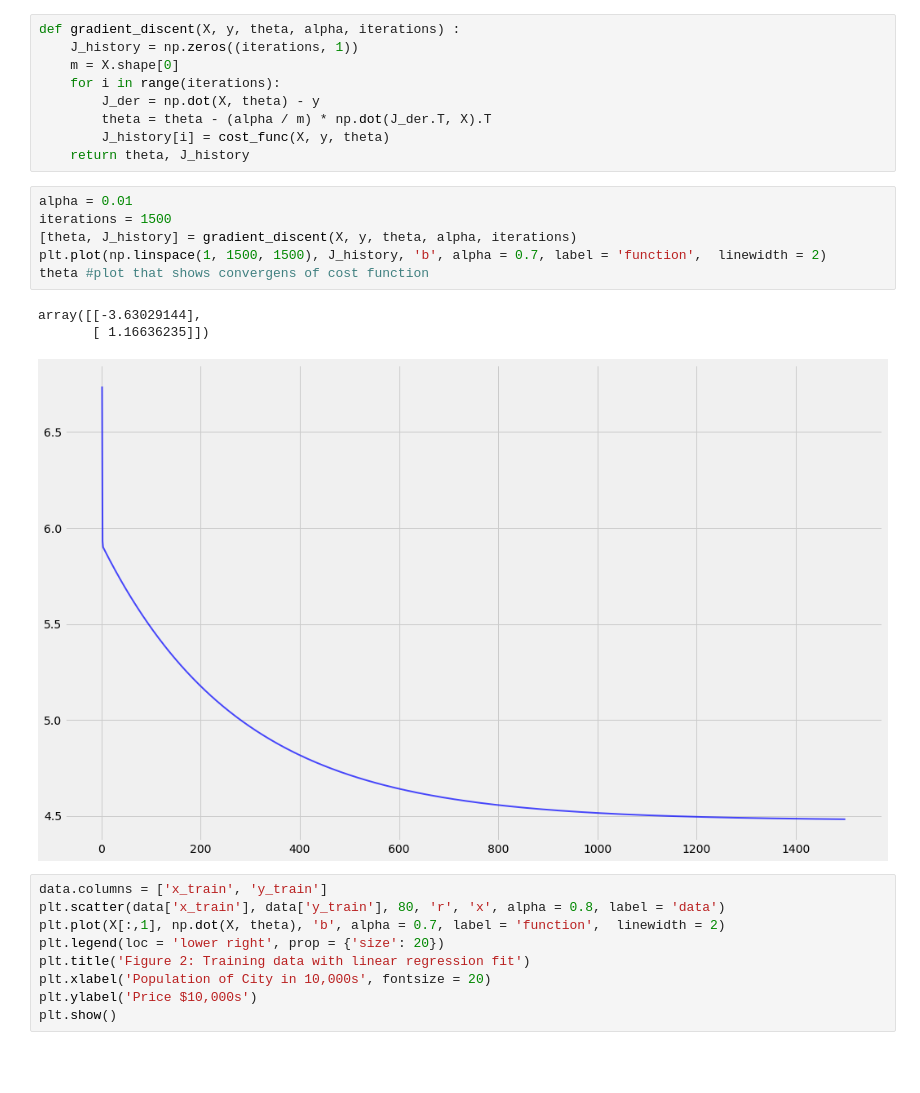
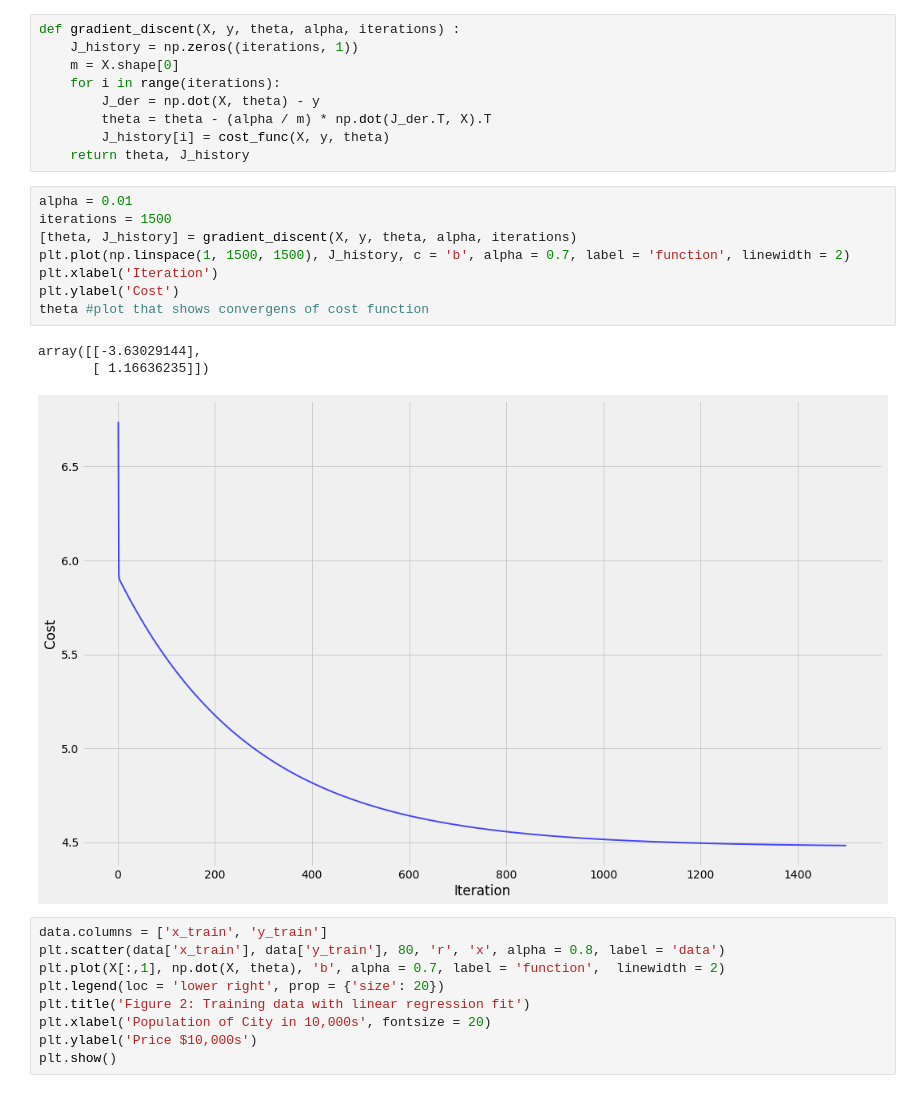
Before and after one commit to amoskovskykh/machine_learning_coursera_andrewng, a Jupyter notebook: linear_regression.ipynb, the cells around one changed output. Cells and saved outputs as stored; diff of their text form; blank space fills up the shorter version.

```diff
--- a/linear_regression.ipynb
+++ b/linear_regression.ipynb
@@ -51,13 +51,15 @@ def gradient_discent(X, y, theta, alpha, iterations) :
 # %%
 alpha = 0.01
 iterations = 1500
 [theta, J_history] = gradient_discent(X, y, theta, alpha, iterations)
-plt.plot(np.linspace(1, 1500, 1500), J_history, 'b', alpha = 0.7, label = 'function',  linewidth = 2)
+plt.plot(np.linspace(1, 1500, 1500), J_history, c = 'b', alpha = 0.7, label = 'function', linewidth = 2)
+plt.xlabel('Iteration')
+plt.ylabel('Cost')
 theta #plot that shows convergens of cost function
 # %% [output]
 array([[-3.63029144],
        [ 1.16636235]])
-[figure, old version]
+[figure, new version]
 # %%
 data.columns = ['x_train', 'y_train']
 plt.scatter(data['x_train'], data['y_train'], 80, 'r', 'x', alpha = 0.8, label = 'data')
```
Also changed, not shown: parts of 2 cells of this notebook, 1 other file.
